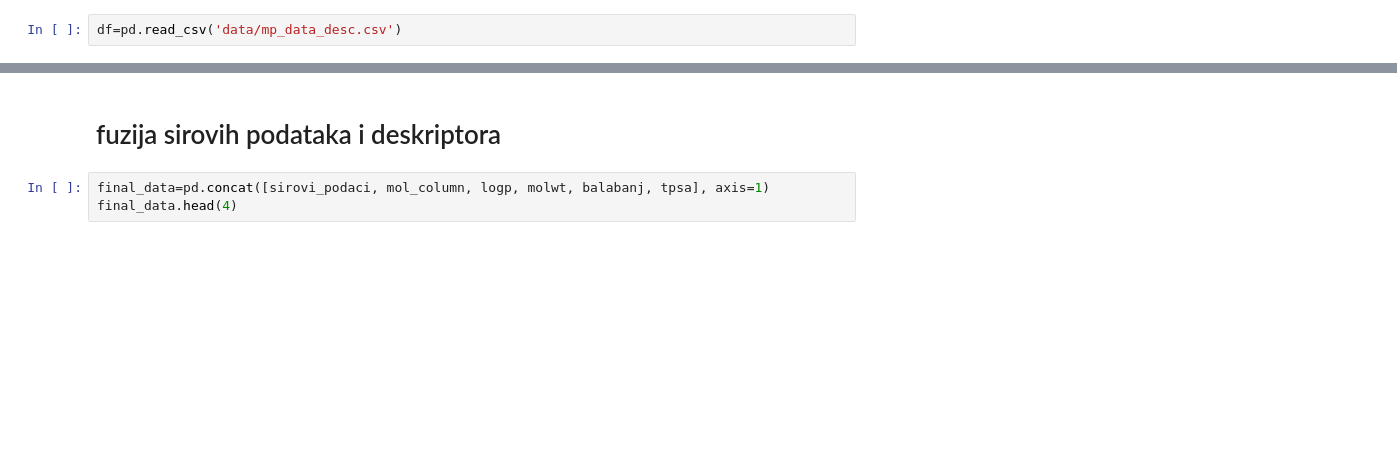
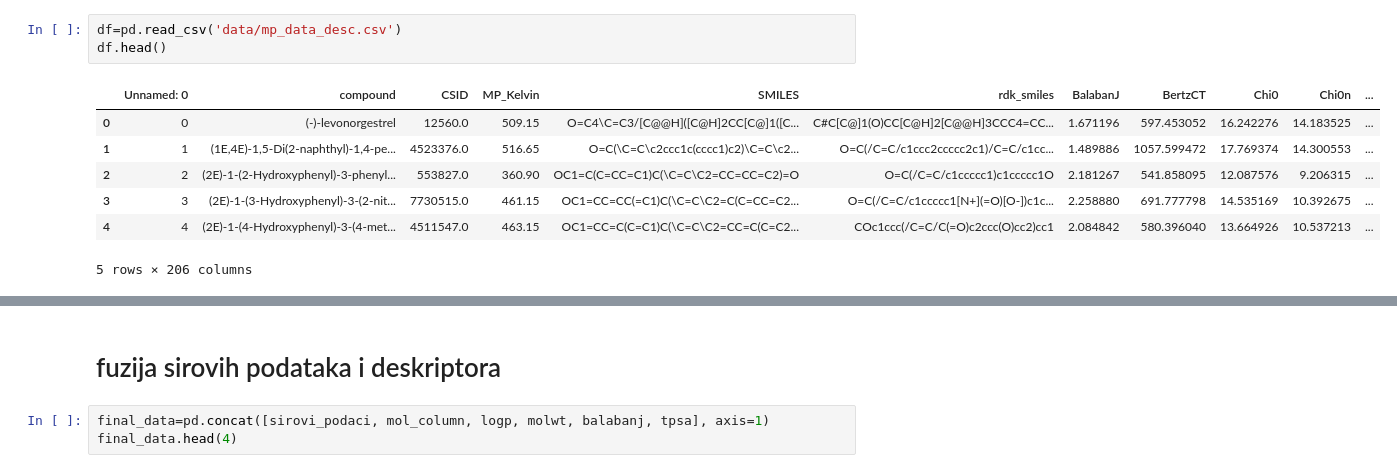
Before and after one commit to CrazyHooch1/modeliranje-tutorial, a Jupyter notebook: Tutorial 2/fs_tut.ipynb, the cells around one changed output, grey strips where cells are left out. Drawn from its saved outputs; the diff is of its cells as text; blank space fills up the shorter version.

```diff
--- a/Tutorial 2/fs_tut.ipynb
+++ b/Tutorial 2/fs_tut.ipynb
@@ -10,2 +20,11 @@ import numpy as np
 # %%
 df=pd.read_csv('data/mp_data_desc.csv')
+df.head()
+# %% [output]
+|  | Unnamed: 0 | compound | CSID | MP_Kelvin | SMILES | rdk_smiles | BalabanJ | BertzCT | Chi0 | Chi0n | ... |
+| 0 | 0 | (-)-levonorgestrel | 12560.0 | 509.15 | O=C4\C=C3/[C@@H]([C@H]2CC[C@]1([C... | C#C[C@]1(O)CC[C@H]2[C@@H]3CCC4=CC... | 1.671196 | 597.453052 | 16.242276 | 14.183525 | ... |
+| 1 | 1 | (1E,4E)-1,5-Di(2-naphthyl)-1,4-pe... | 4523376.0 | 516.65 | O=C(\C=C\c2ccc1c(cccc1)c2)\C=C\c2... | O=C(/C=C/c1ccc2ccccc2c1)/C=C/c1cc... | 1.489886 | 1057.599472 | 17.769374 | 14.300553 | ... |
+| 2 | 2 | (2E)-1-(2-Hydroxyphenyl)-3-phenyl... | 553827.0 | 360.90 | OC1=C(C=CC=C1)C(\C=C\C2=CC=CC=C2)=O | O=C(/C=C/c1ccccc1)c1ccccc1O | 2.181267 | 541.858095 | 12.087576 | 9.206315 | ... |
+| 3 | 3 | (2E)-1-(3-Hydroxyphenyl)-3-(2-nit... | 7730515.0 | 461.15 | OC1=CC=CC(=C1)C(\C=C\C2=C(C=CC=C2... | O=C(/C=C/c1ccccc1[N+](=O)[O-])c1c... | 2.258880 | 691.777798 | 14.535169 | 10.392675 | ... |
+| 4 | 4 | (2E)-1-(4-Hydroxyphenyl)-3-(4-met... | 4511547.0 | 463.15 | OC1=CC=C(C=C1)C(\C=C\C2=CC=C(C=C2... | COc1ccc(/C=C/C(=O)c2ccc(O)cc2)cc1 | 2.084842 | 580.396040 | 13.664926 | 10.537213 | ... |
+5 rows × 206 columns
```
Also changed, not shown: parts of 33 cells of this notebook.
